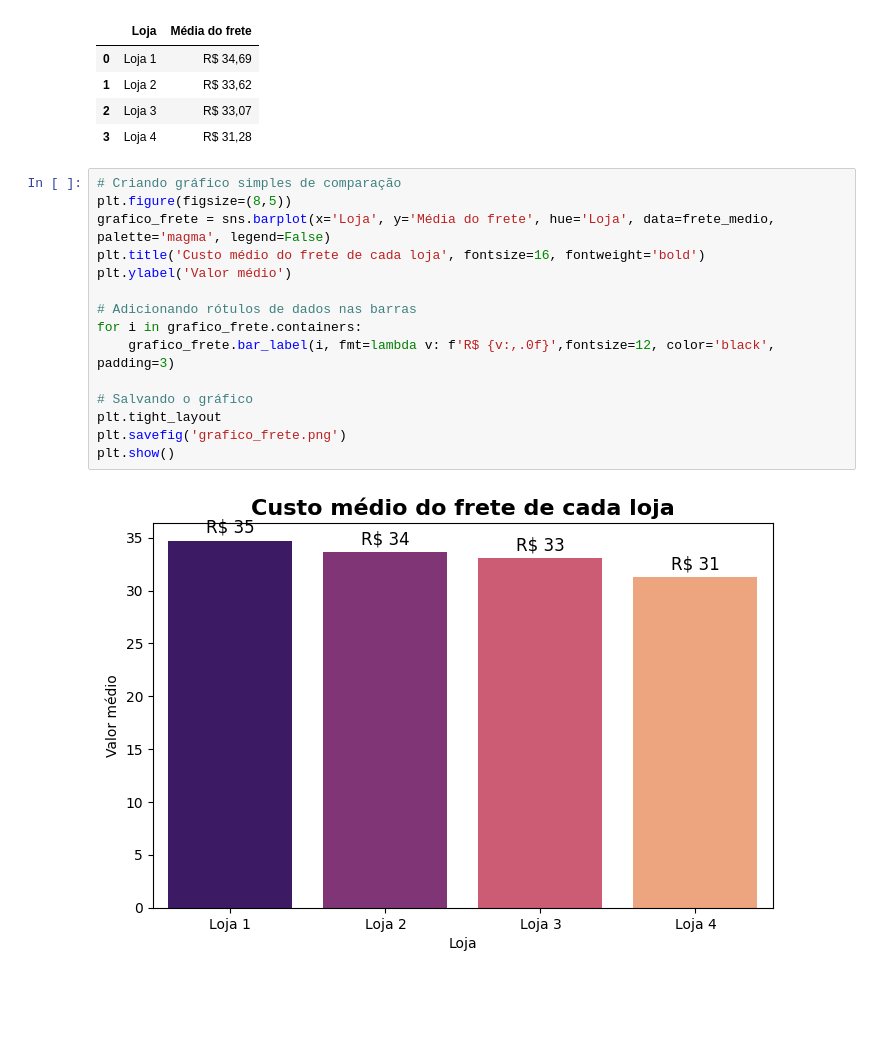
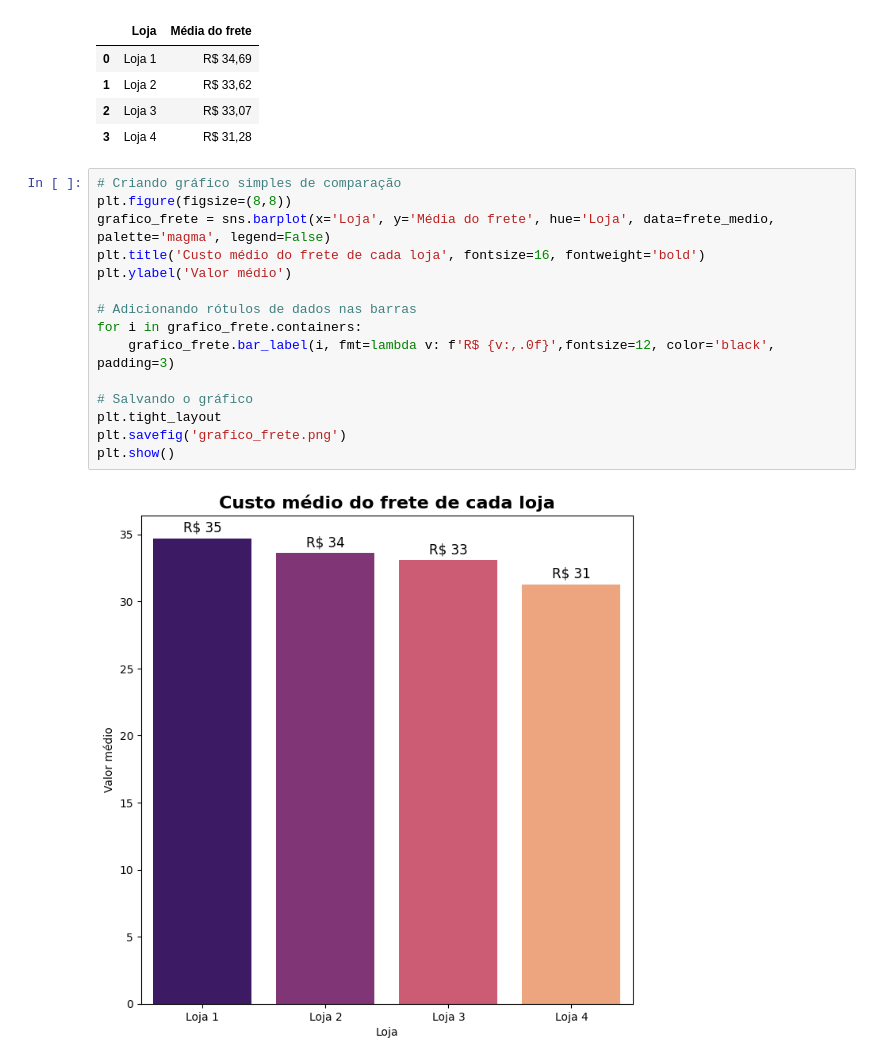
Before and after one commit to lidimoura/challenge1-data-science-Alura-Store, a Jupyter notebook: AluraStoreBrasil.ipynb, the cells around one changed output. Drawn from its saved outputs; the diff is of its cells as text; blank space fills up the shorter version.

```diff
--- a/AluraStoreBrasil.ipynb
+++ b/AluraStoreBrasil.ipynb
@@ -542,18 +542,18 @@ display(frete_medio.style.format({'Média do frete': 'R$ {:,.2f}'}, decimal=',',
 | 3 | Loja 4 | R$ 31,28 |
 # %%
 # Criando gráfico simples de comparação
-plt.figure(figsize=(8,5))
+plt.figure(figsize=(8,8))
 grafico_frete = sns.barplot(x='Loja', y='Média do frete', hue='Loja', data=frete_medio, palette='magma', legend=False)
 plt.title('Custo médio do frete de cada loja', fontsize=16, fontweight='bold')
 plt.ylabel('Valor médio')
 
 # Adicionando rótulos de dados nas barras
 for i in grafico_frete.containers:
     grafico_frete.bar_label(i, fmt=lambda v: f'R$ {v:,.0f}',fontsize=12, color='black', padding=3)
 
 # Salvando o gráfico
 plt.tight_layout
 plt.savefig('grafico_frete.png')
 plt.show()
 # %% [output]
-[figure, old version]
+[figure, new version]
```
Also changed, not shown: parts of 11 cells of this notebook.
